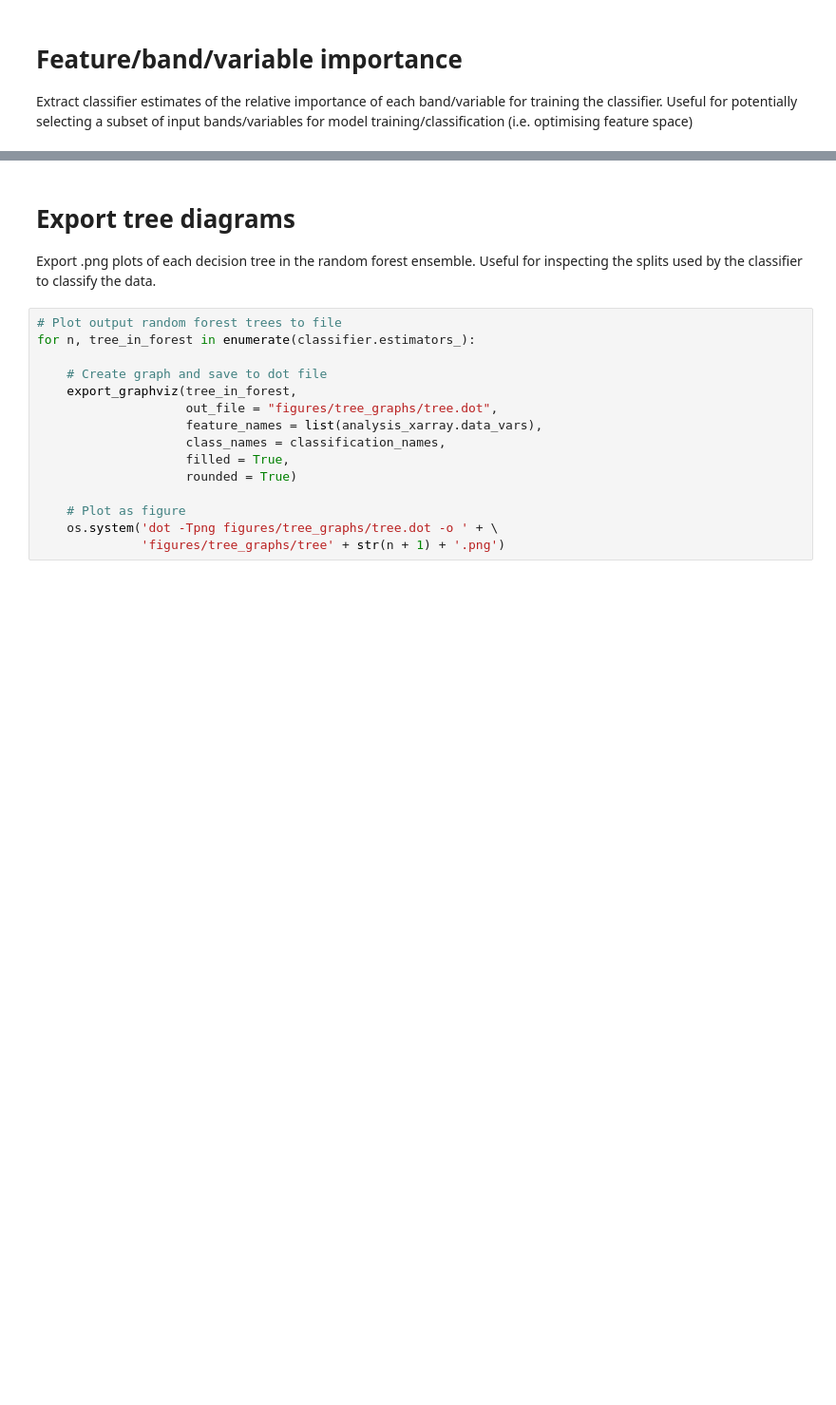
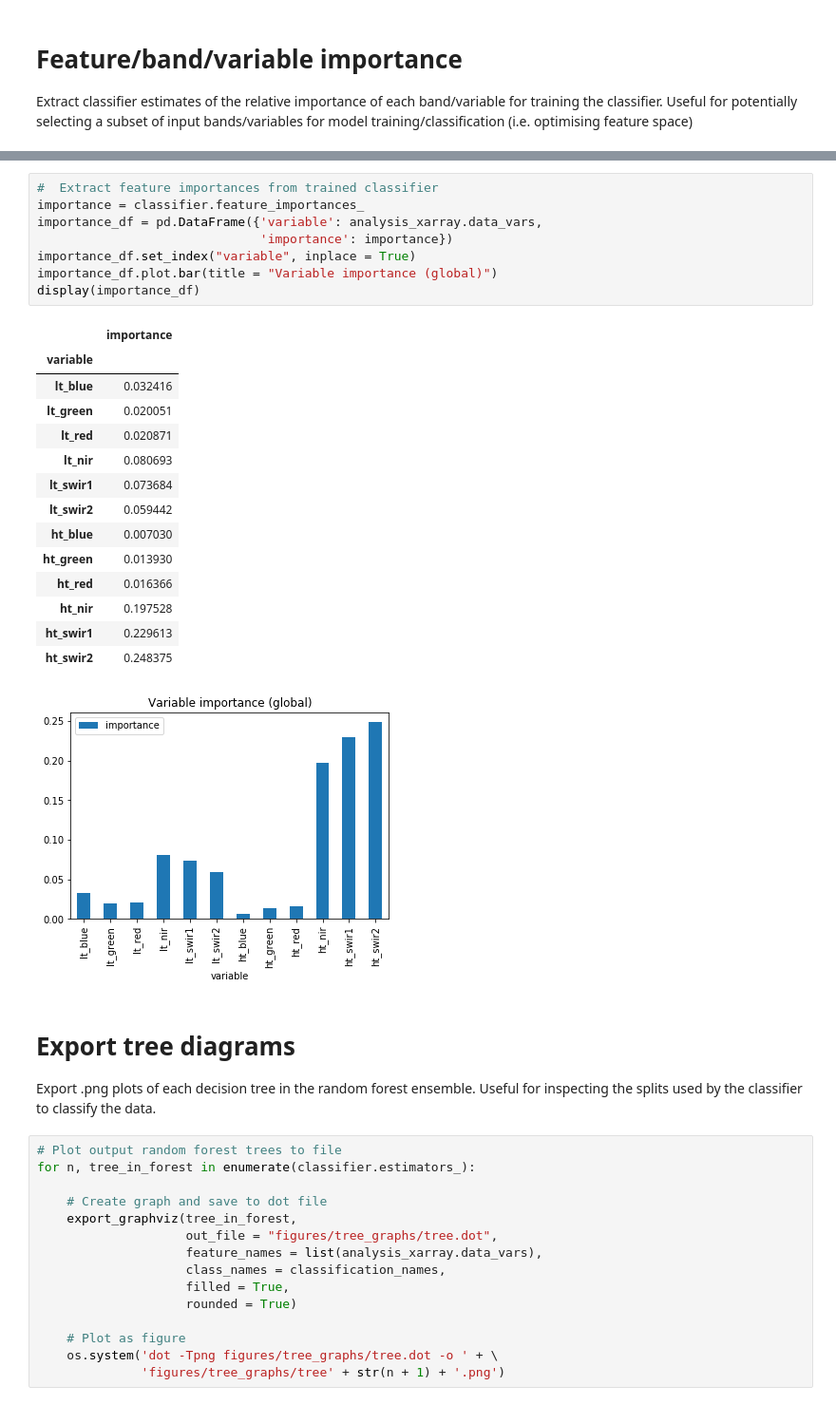
Before and after one commit to ML-MachineLearning/randomforest-GA, a Jupyter notebook: random_forest.ipynb, the cells around one changed output, grey strips where cells are left out. Shown at 95% size. Saved outputs shown, nothing was run; the diff lists cells and outputs as text; blank space fills up the shorter version.

```diff
--- a/random_forest.ipynb
+++ b/random_forest.ipynb
@@ -717,3 +662,27 @@ display(df.abs())
+# %%
+#  Extract feature importances from trained classifier
+importance = classifier.feature_importances_
+importance_df = pd.DataFrame({'variable': analysis_xarray.data_vars,
+                              'importance': importance})
+importance_df.set_index("variable", inplace = True)
+importance_df.plot.bar(title = "Variable importance (global)")
+display(importance_df)
+# %% [output]
+|  | importance |
+| variable |  |
+| lt_blue | 0.032416 |
+| lt_green | 0.020051 |
+| lt_red | 0.020871 |
+| lt_nir | 0.080693 |
+| lt_swir1 | 0.073684 |
+| lt_swir2 | 0.059442 |
+| ht_blue | 0.007030 |
+| ht_green | 0.013930 |
+| ht_red | 0.016366 |
+| ht_nir | 0.197528 |
+| ht_swir1 | 0.229613 |
+| ht_swir2 | 0.248375 |
+[figure, added]
 # %% [markdown]
 # Export tree diagrams
 Export .png plots of each decision tree in the random forest ensemble. Useful for inspecting the splits used by the classifier to classify the data.
```
Also changed, not shown: parts of 6 cells of this notebook.
